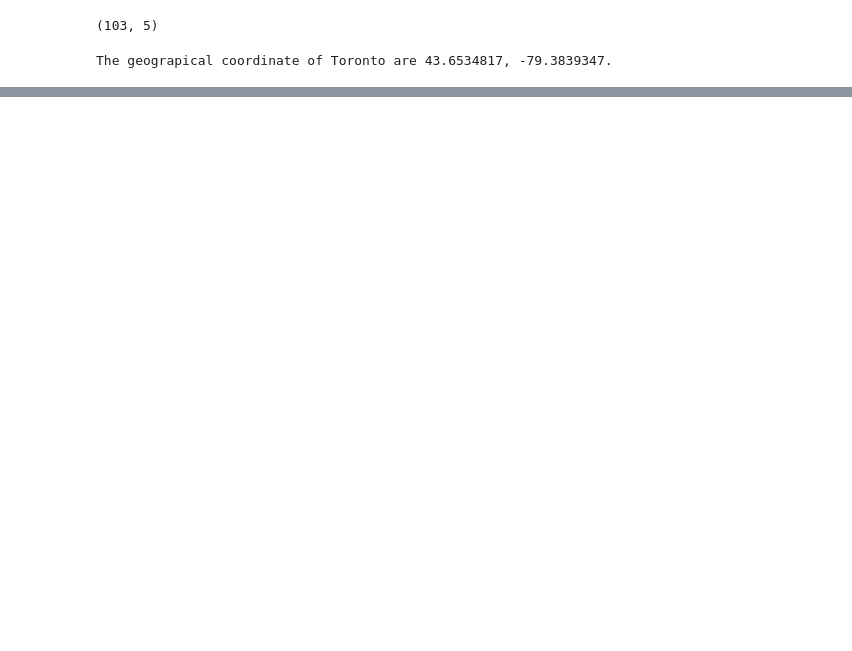
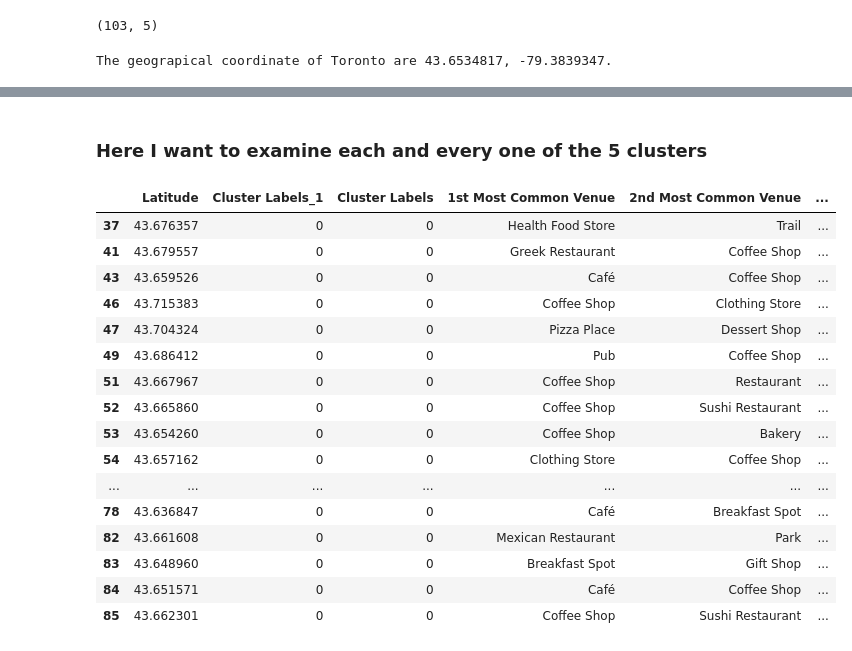
Before and after one commit to Niru864/Coursera_Capstone, a Jupyter notebook: Week3_CP_NG.ipynb, the cells around one changed output, grey strips where cells are left out. Drawn from its saved outputs; the diff is of its cells as text; code cells hidden in the pictures; blank space fills up the shorter version.

```diff
--- a/Week3_CP_NG.ipynb
+++ b/Week3_CP_NG.ipynb
@@ -141,0 +419,21 @@ map_TO
+# %%
+num_top_venues = 10
+
+indicators = ['st', 'nd', 'rd']
+
+# create columns according to number of top venues
+columns = ['Neighborhood']
+for ind in np.arange(num_top_venues):
+    try:
+        columns.append('{}{} Most Common Venue'.format(ind+1, indicators[ind]))
+    except:
+        columns.append('{}th Most Common Venue'.format(ind+1))
+
+# create a new dataframe
+neighborhoods_venues_sorted = pd.DataFrame(columns=columns)
+neighborhoods_venues_sorted['Neighborhood'] = t_grouped['Neighborhood']
+
+for ind in np.arange(t_grouped.shape[0]):
+    neighborhoods_venues_sorted.iloc[ind, 1:] = return_most_common_venues(t_grouped.iloc[ind, :], num_top_venues)
+
+neighborhoods_venues_sorted.head()
@@ -141,0 +449,11 @@ map_TO
+# %%
+# set number of clusters
+kclusters = 5
+
+t_grouped_clustering = t_grouped.drop('Neighborhood', 1)
+
+# run k-means clustering
+kmeans = KMeans(n_clusters=kclusters, random_state=0).fit(t_grouped_clustering)
+
+# check cluster labels generated for each row in the dataframe
+kmeans.labels_[0:10]
@@ -141,0 +462,10 @@ map_TO
+# %%
+# add clustering labels
+neighborhoods_venues_sorted.insert(0, 'Cluster Labels_1', kmeans.labels_)
+
+t_merged = df_t
+
+# merge toronto_grouped with toronto_data to add latitude/longitude for each neighborhood
+t_merged = t_merged.join(neighborhoods_venues_sorted.set_index('Neighborhood'), on='Neighborhood')
+
+t_merged.head() # check the last columns!
@@ -141,0 +505,22 @@ map_TO
+# %% [markdown]
+### Here I want to examine each and every one of the 5 clusters
+# %%
+t_merged.loc[t_merged['Cluster Labels'] == 0, t_merged.columns[[1] + list(range(5, t_merged.shape[1]))]]
+# %% [output]
+|  | Latitude | Cluster Labels_1 | Cluster Labels | 1st Most Common Venue | 2nd Most Common Venue | ... |
+| 37 | 43.676357 | 0 | 0 | Health Food Store | Trail | ... |
+| 41 | 43.679557 | 0 | 0 | Greek Restaurant | Coffee Shop | ... |
+| 43 | 43.659526 | 0 | 0 | Café | Coffee Shop | ... |
+| 46 | 43.715383 | 0 | 0 | Coffee Shop | Clothing Store | ... |
+| 47 | 43.704324 | 0 | 0 | Pizza Place | Dessert Shop | ... |
+| 49 | 43.686412 | 0 | 0 | Pub | Coffee Shop | ... |
+| 51 | 43.667967 | 0 | 0 | Coffee Shop | Restaurant | ... |
+| 52 | 43.665860 | 0 | 0 | Coffee Shop | Sushi Restaurant | ... |
+| 53 | 43.654260 | 0 | 0 | Coffee Shop | Bakery | ... |
+| 54 | 43.657162 | 0 | 0 | Clothing Store | Coffee Shop | ... |
+| ... | ... | ... | ... | ... | ... | ... |
+| 78 | 43.636847 | 0 | 0 | Café | Breakfast Spot | ... |
+| 82 | 43.661608 | 0 | 0 | Mexican Restaurant | Park | ... |
+| 83 | 43.648960 | 0 | 0 | Breakfast Spot | Gift Shop | ... |
+| 84 | 43.651571 | 0 | 0 | Café | Coffee Shop | ... |
+| 85 | 43.662301 | 0 | 0 | Coffee Shop | Sushi Restaurant | ... |
```
Also changed, not shown: parts of 34 cells of this notebook.
